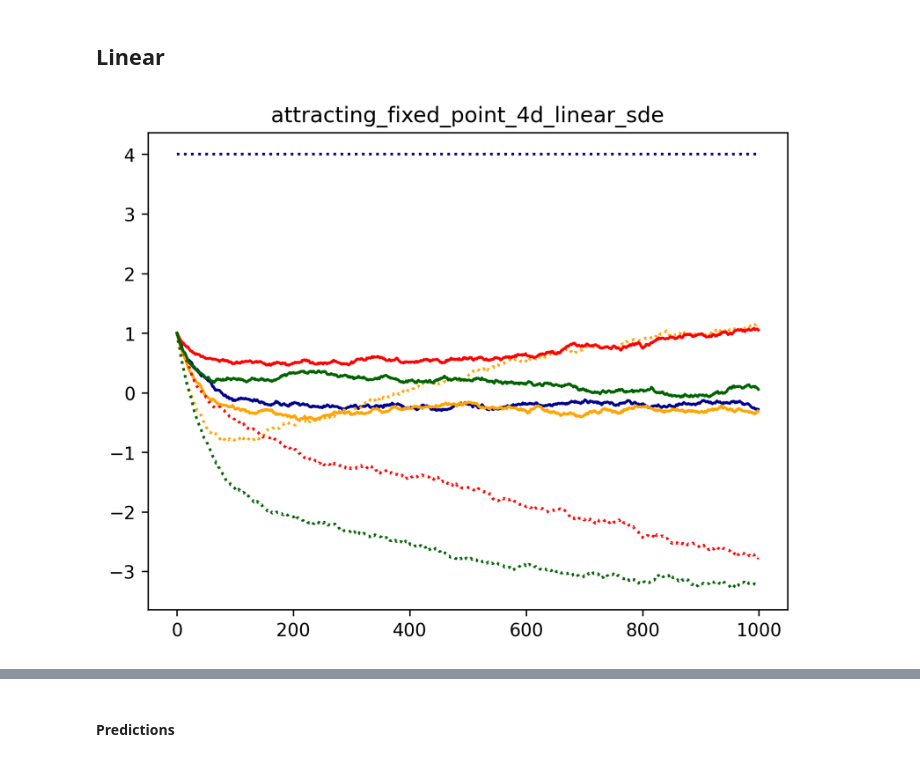
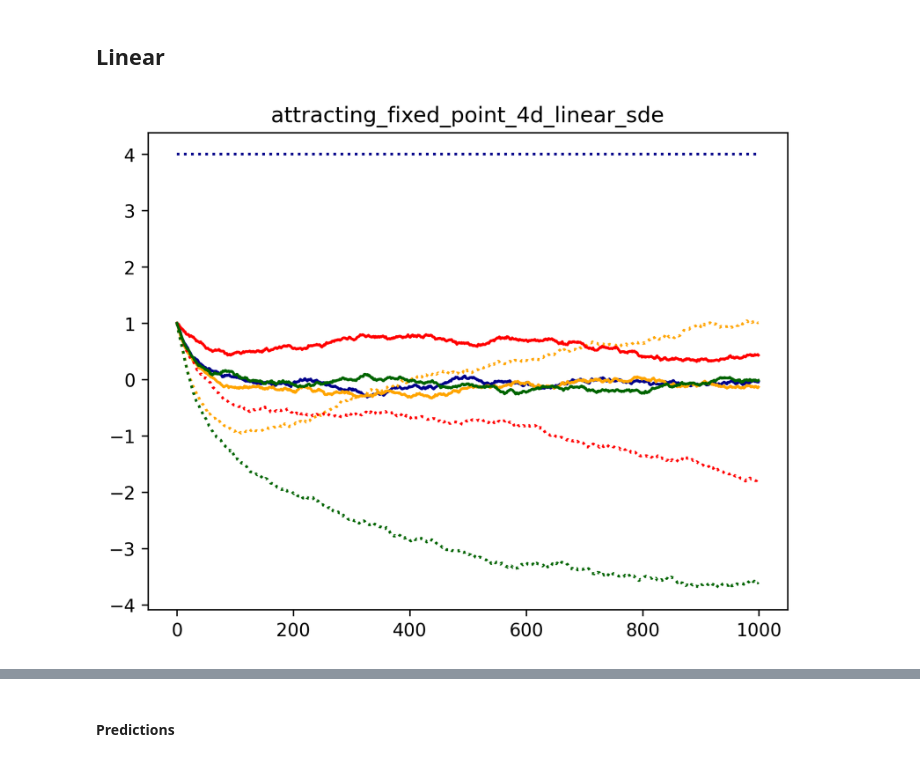
Before and after one commit to djpasseyjr/graphinference, a Jupyter notebook: Notebooks/Jupyter/InterfereDynamicsExamples.ipynb, the cells around one changed output, grey strips where cells are left out. Saved outputs shown, nothing was run; the diff lists cells and outputs as text; code cells hidden in the pictures.

```diff
--- a/Notebooks/Jupyter/InterfereDynamicsExamples.ipynb
+++ b/Notebooks/Jupyter/InterfereDynamicsExamples.ipynb
@@ -5,7 +5,7 @@ import matplotlib.pyplot as plt
 import interfere
 
 plt.rcParams["figure.dpi"] = 300
-np.random.seed(11)
+rng = np.random.default_rng(11)
 
 COLORS = ["darkblue", "orange", "red", "darkgreen", "purple"]
 # %% [markdown]
@@ -53,27 +53,27 @@ def accuracy(X, X_do, pred_X_do, intervention_idx):
 # %%
 kwargs = dict(
     model_type=interfere.dynamics.attracting_fixed_point_4d_linear_sde,
     model_params={"sigma": 0.1},
     intervention_type=interfere.perfect_intervention,
     intervention_params={"idxs": 0, "constants": 4.0},
     initial_condition_iter=[np.ones(4)],
     time_points_iter=[np.linspace(0, 10, 1000)],
 )
 
 observations, counterfactuals = interfere.generate_counterfactual_dynamics(
-    **kwargs
+    **kwargs, rng=rng,
 )
 
 X, X_do = observations[0], counterfactuals[0]
 
 for x, xdo, c in zip(X.T, X_do.T, COLORS):
     plt.plot(x, c=c)
     plt.plot(xdo, ":", c=c)
 
 plt.title(kwargs["model_type"].__name__)
 plt.show()
 # %% [output]
-[figure, old version]
+[figure, new version]
 # %%
 var_X_do = interfere.methods.var_perf_interv_extrapolate(
     X,
```
Also changed, not shown: parts of 13 cells of this notebook.
